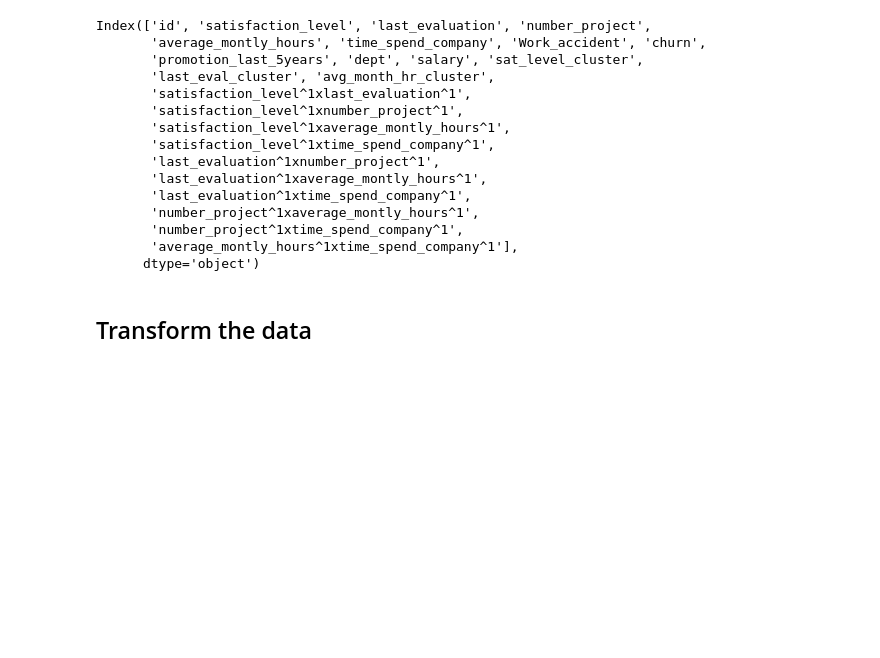
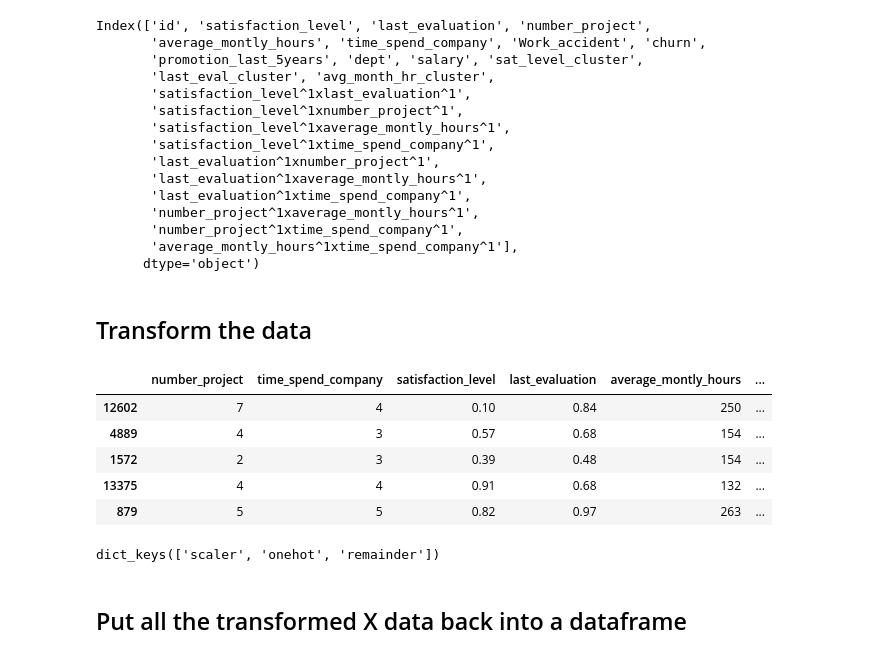
Before and after one commit to georgethoraninh/hr_churn, a Jupyter notebook: pre_processing.ipynb, the cells around one changed output. Drawn from its saved outputs; the diff is of its cells as text; code cells hidden in the pictures; blank space fills up the shorter version.

```diff
--- a/pre_processing.ipynb
+++ b/pre_processing.ipynb
@@ -57,8 +83,9 @@ nominal_var = ['dept',
                'avg_month_hr_cluster']
 
 binary_var = ['Work_accident',
-              'churn',
               'promotion_last_5years']
+
+target_var = ['churn']
 
 time_var = []
 
@@ -80,3 +107,5 @@ interval_var = ['satisfaction_level',
                 'average_montly_hours^1xtime_spend_company^1']
 # %% [markdown]
 ## Transform the data
+# %%
+num_var = count_var + interval_var
@@ -82,0 +129,19 @@ interval_var = ['satisfaction_level',
+# %%
+# Assign variables
+X = df[num_var + nominal_var + binary_var]
+y = df[target_var]
+
+# Then split the remaining into training and validation sets
+X_train, X_test, y_train, y_test = train_test_split(X,
+                                                    y,
+                                                    test_size = 0.3,
+                                                    random_state = 42)
+# %%
+X_train.head()
+# %% [output]
+|  | number_project | time_spend_company | satisfaction_level | last_evaluation | average_montly_hours | ... |
+| 12602 | 7 | 4 | 0.10 | 0.84 | 250 | ... |
+| 4889 | 4 | 3 | 0.57 | 0.68 | 154 | ... |
+| 1572 | 2 | 3 | 0.39 | 0.48 | 154 | ... |
+| 13375 | 4 | 4 | 0.91 | 0.68 | 132 | ... |
+| 879 | 5 | 5 | 0.82 | 0.97 | 263 | ... |
@@ -82,0 +154,7 @@ interval_var = ['satisfaction_level',
+# %%
+# why we name the transformers
+preprocessor.named_transformers_.keys()
+# %% [output]
+dict_keys(['scaler', 'onehot', 'remainder'])
+# %% [markdown]
+## Put all the transformed X data back into a dataframe
```
Also changed, not shown: parts of 13 cells of this notebook, 1 other file.
